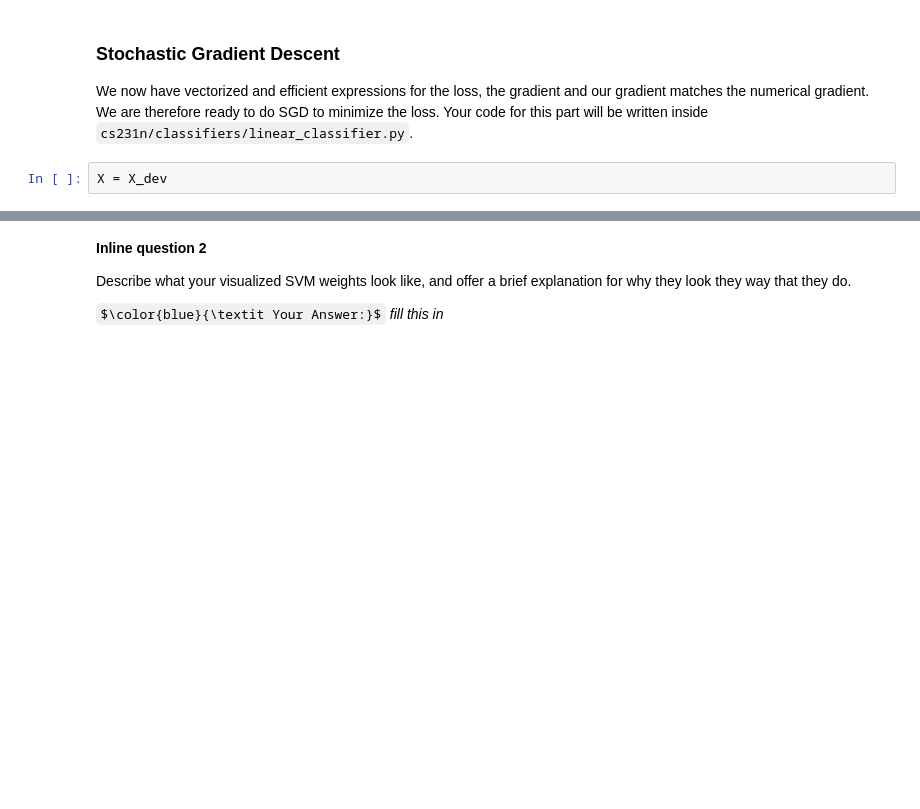
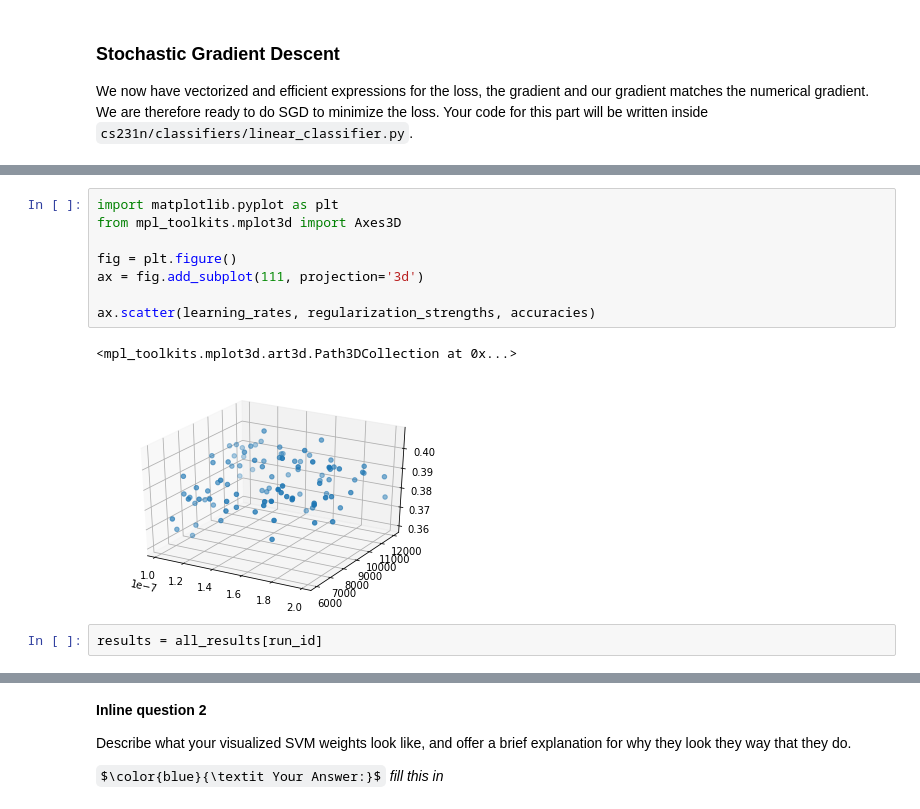
Before and after one commit to leourbina/cs231n, a Jupyter notebook: assignment1/svm.ipynb, the cells around one changed output, grey strips where cells are left out. Drawn from its saved outputs; the diff is of its cells as text; some formulas as TeX source; blank space fills up the shorter version.

```diff
--- a/assignment1/svm.ipynb
+++ b/assignment1/svm.ipynb
@@ -332,5 +327,3 @@ difference: 0.000000
 ### Stochastic Gradient Descent
 
 We now have vectorized and efficient expressions for the loss, the gradient and our gradient matches the numerical gradient. We are therefore ready to do SGD to minimize the loss. Your code for this part will be written inside `cs231n/classifiers/linear_classifier.py`.
-# %%
-X = X_dev
@@ -434,3 +457,16 @@ print('best validation accuracy achieved during cross-validation: %f' % best_val
+# %%
+import matplotlib.pyplot as plt
+from mpl_toolkits.mplot3d import Axes3D
+
+fig = plt.figure()
+ax = fig.add_subplot(111, projection='3d')
+
+ax.scatter(learning_rates, regularization_strengths, accuracies)
+# %% [output]
+<mpl_toolkits.mplot3d.art3d.Path3DCollection at 0x...>
+[figure, added]
+# %%
+results = all_results[run_id]
 # %%
 # Visualize the cross-validation results
 import math
```
Also changed, not shown: parts of 17 cells of this notebook, 1 other file.
